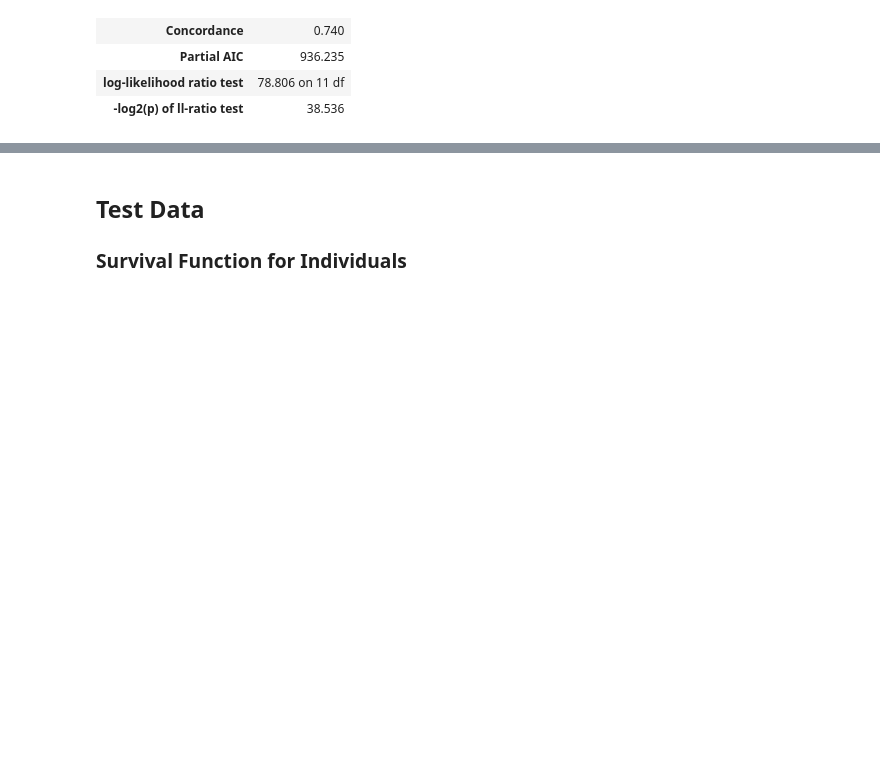
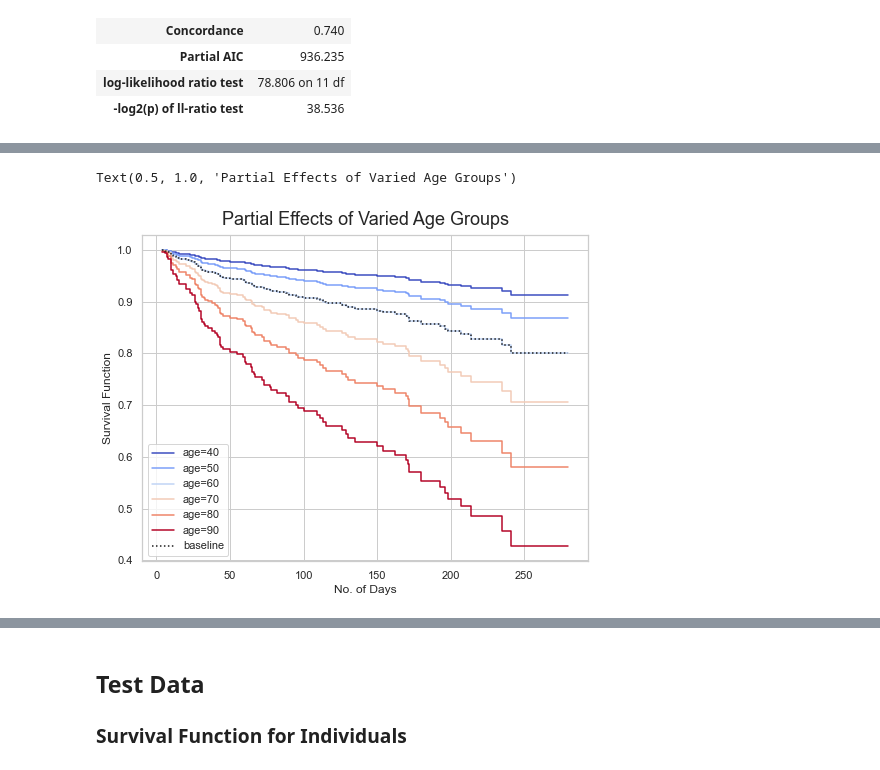
Before and after one commit to sauravmishra1710/Heart-Failure-Condition-And-Survival-Analysis, a Jupyter notebook: Cox_Proportional_Hazards_Regression.ipynb, the cells around one changed output, grey strips where cells are left out. Saved outputs shown, nothing was run; the diff lists cells and outputs as text; code cells hidden in the pictures; blank space fills up the shorter version.

Commit message:
plot_partial_effects_on_outcome

```diff
--- a/Cox_Proportional_Hazards_Regression.ipynb
+++ b/Cox_Proportional_Hazards_Regression.ipynb
@@ -325,0 +334,11 @@ CoxFitter.print_summary(decimals=3)
+# %%
+ax = CoxFitter.plot_partial_effects_on_outcome(covariates = 'age',
+                                          values = [40, 50, 60, 70, 80, 90],
+                                          cmap = 'coolwarm',
+                                          figsize=(8, 6),
+                                          xlabel = "No. of Days",
+                                          ylabel = "Survival Function")
+ax.set_title('Partial Effects of Varied Age Groups', fontsize= 18, pad = 10)
+# %% [output]
+Text(0.5, 1.0, 'Partial Effects of Varied Age Groups')
+[figure, added]
```
Also changed, not shown: parts of 8 cells of this notebook.
